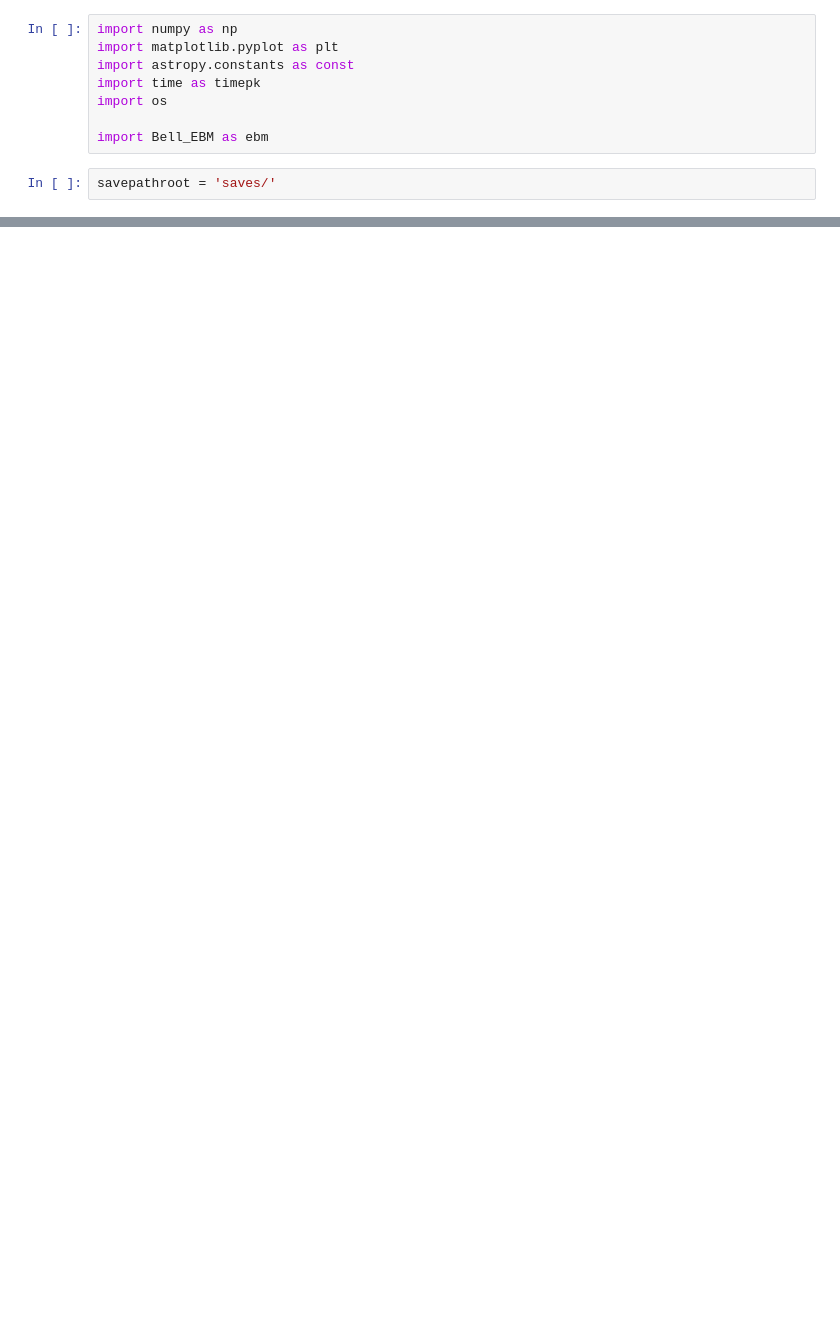
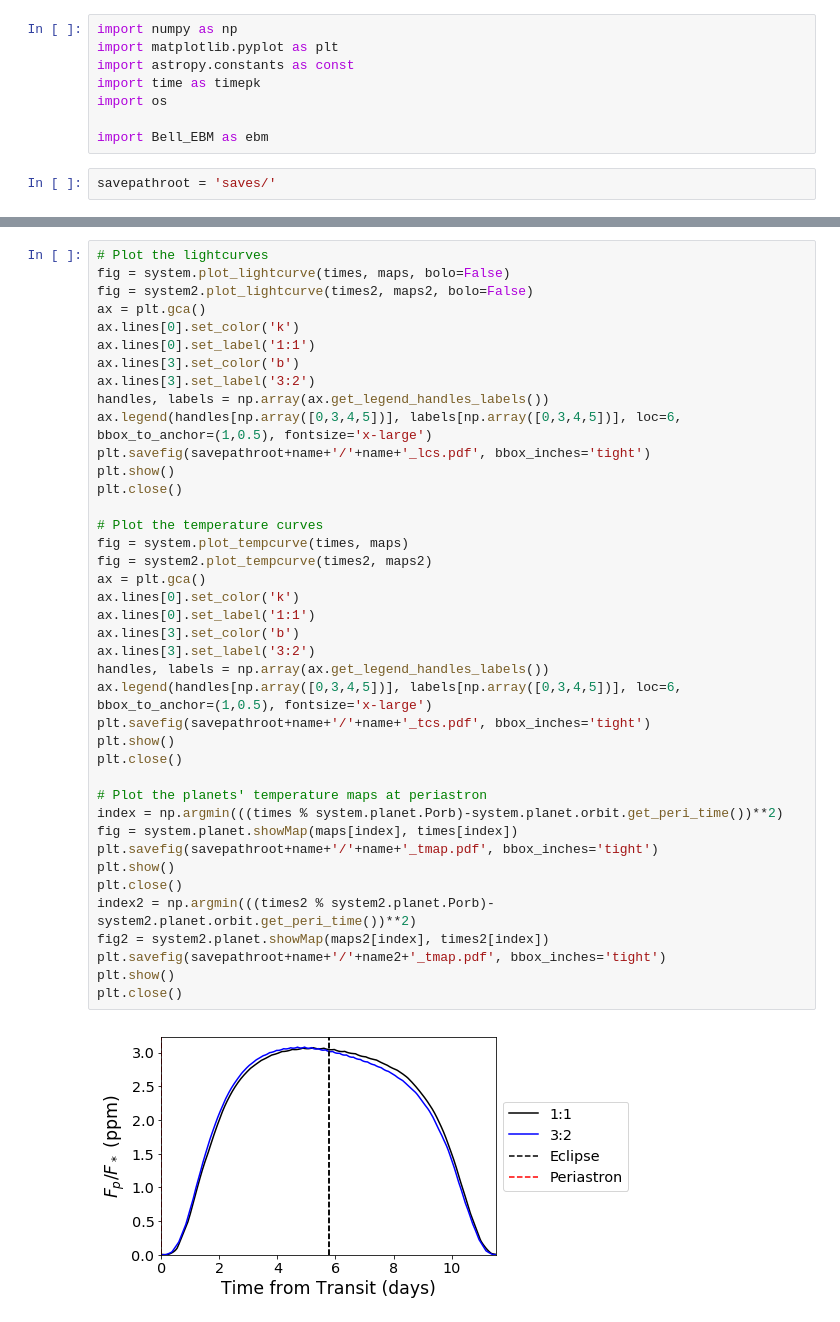
Before and after one commit to taylorbell57/Bell_EBM, a Jupyter notebook: Bell_EBM.ipynb, the cells around one changed output, grey strips where cells are left out. Cells and saved outputs as stored; diff of their text form; blank space fills up the shorter version.

```diff
--- a/Bell_EBM.ipynb
+++ b/Bell_EBM.ipynb
@@ -108,0 +76,42 @@ for i in range(4):
+# %%
+# Plot the lightcurves
+fig = system.plot_lightcurve(times, maps, bolo=False)
+fig = system2.plot_lightcurve(times2, maps2, bolo=False)
+ax = plt.gca()
+ax.lines[0].set_color('k')
+ax.lines[0].set_label('1:1')
+ax.lines[3].set_color('b')
+ax.lines[3].set_label('3:2')
+handles, labels = np.array(ax.get_legend_handles_labels())
+ax.legend(handles[np.array([0,3,4,5])], labels[np.array([0,3,4,5])], loc=6, bbox_to_anchor=(1,0.5), fontsize='x-large')
+plt.savefig(savepathroot+name+'/'+name+'_lcs.pdf', bbox_inches='tight')
+plt.show()
+plt.close()
+
+# Plot the temperature curves
+fig = system.plot_tempcurve(times, maps)
+fig = system2.plot_tempcurve(times2, maps2)
+ax = plt.gca()
+ax.lines[0].set_color('k')
+ax.lines[0].set_label('1:1')
+ax.lines[3].set_color('b')
+ax.lines[3].set_label('3:2')
+handles, labels = np.array(ax.get_legend_handles_labels())
+ax.legend(handles[np.array([0,3,4,5])], labels[np.array([0,3,4,5])], loc=6, bbox_to_anchor=(1,0.5), fontsize='x-large')
+plt.savefig(savepathroot+name+'/'+name+'_tcs.pdf', bbox_inches='tight')
+plt.show()
+plt.close()
+
+# Plot the planets' temperature maps at periastron
+index = np.argmin(((times % system.planet.Porb)-system.planet.orbit.get_peri_time())**2)
+fig = system.planet.showMap(maps[index], times[index])
+plt.savefig(savepathroot+name+'/'+name+'_tmap.pdf', bbox_inches='tight')
+plt.show()
+plt.close()
+index2 = np.argmin(((times2 % system2.planet.Porb)-system2.planet.orbit.get_peri_time())**2)
+fig2 = system2.planet.showMap(maps2[index], times2[index])
+plt.savefig(savepathroot+name+'/'+name2+'_tmap.pdf', bbox_inches='tight')
+plt.show()
+plt.close()
+# %% [output]
+[figure, added]
```
Also changed, not shown: parts of 5 cells of this notebook, 2 other files.
